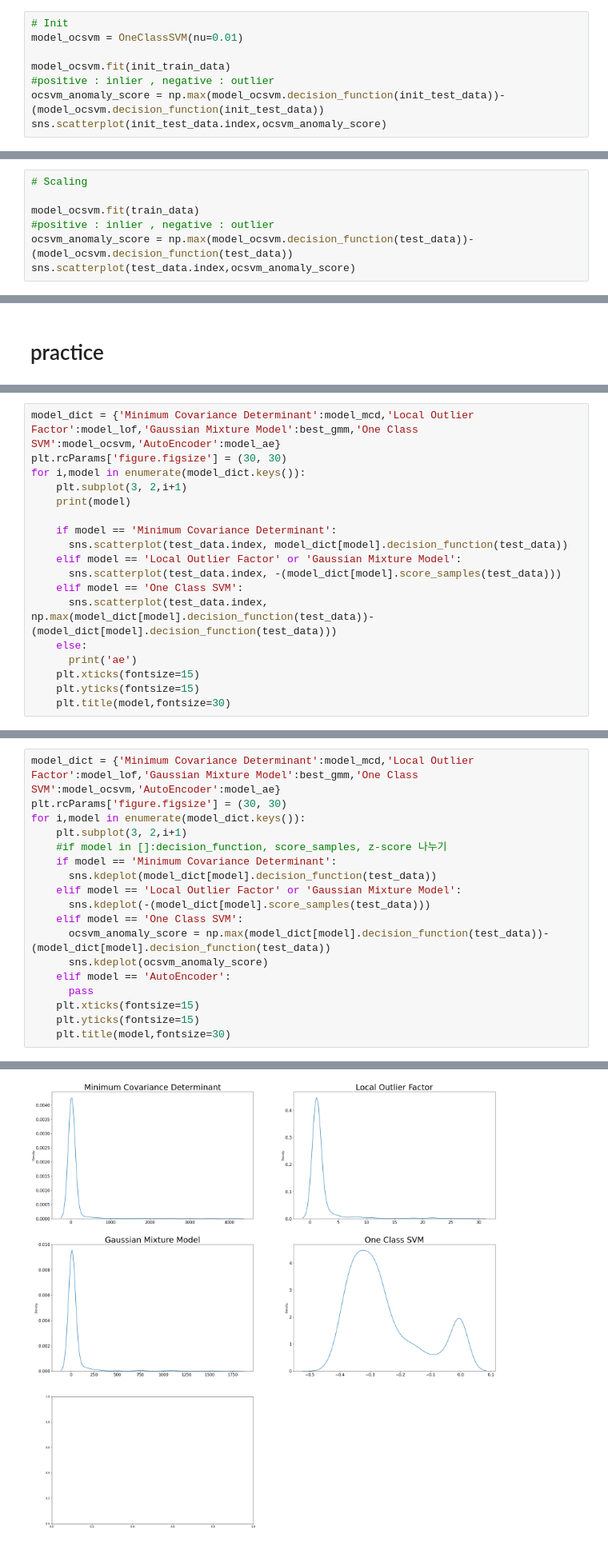
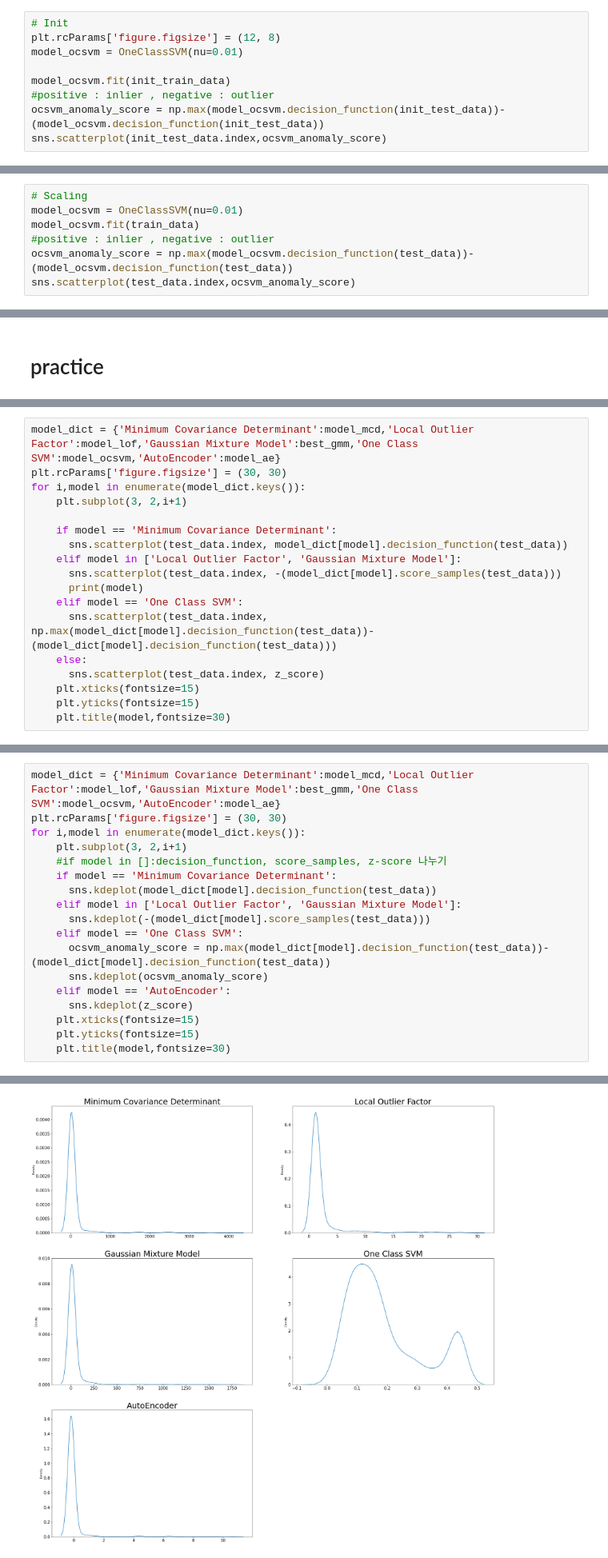
Before and after one commit to ChocoPytoch/BISTelligence, a Jupyter notebook: modeling_+_visualization.ipynb, the cells around one changed output, grey strips where cells are left out. Shown at 80% size. Drawn from its saved outputs; the diff is of its cells as text.

```diff
--- a/modeling_+_visualization.ipynb
+++ b/modeling_+_visualization.ipynb
@@ -493,6 +538,7 @@ sns.scatterplot(init_test_data.index,z_score)
 # OCSVM
 # %%
 # Init
+plt.rcParams['figure.figsize'] = (12, 8)
 model_ocsvm = OneClassSVM(nu=0.01)
 
 model_ocsvm.fit(init_train_data)
@@ -505,6 +551,6 @@ sns.scatterplot(init_test_data.index,ocsvm_anomaly_score)
 # %%
 # Scaling
-
+model_ocsvm = OneClassSVM(nu=0.01)
 model_ocsvm.fit(train_data)
 #positive : inlier , negative : outlier
 ocsvm_anomaly_score = np.max(model_ocsvm.decision_function(test_data))-(model_ocsvm.decision_function(test_data))
@@ -519,16 +669,16 @@ model_dict = {'Minimum Covariance Determinant':model_mcd,'Local Outlier Factor':
 plt.rcParams['figure.figsize'] = (30, 30)
 for i,model in enumerate(model_dict.keys()):
     plt.subplot(3, 2,i+1)
-    print(model)
 
     if model == 'Minimum Covariance Determinant':
       sns.scatterplot(test_data.index, model_dict[model].decision_function(test_data))
-    elif model == 'Local Outlier Factor' or 'Gaussian Mixture Model':
+    elif model in ['Local Outlier Factor', 'Gaussian Mixture Model']:
       sns.scatterplot(test_data.index, -(model_dict[model].score_samples(test_data)))
+      print(model)
     elif model == 'One Class SVM':
       sns.scatterplot(test_data.index, np.max(model_dict[model].decision_function(test_data))-(model_dict[model].decision_function(test_data)))
     else:
-      print('ae')
+      sns.scatterplot(test_data.index, z_score)
     plt.xticks(fontsize=15)
     plt.yticks(fontsize=15)
     plt.title(model,fontsize=30)
@@ -548,13 +694,13 @@ for i,model in enumerate(model_dict.keys()):
     #if model in []:decision_function, score_samples, z-score 나누기
     if model == 'Minimum Covariance Determinant':
       sns.kdeplot(model_dict[model].decision_function(test_data))
-    elif model == 'Local Outlier Factor' or 'Gaussian Mixture Model':
+    elif model in ['Local Outlier Factor', 'Gaussian Mixture Model']:
       sns.kdeplot(-(model_dict[model].score_samples(test_data)))
     elif model == 'One Class SVM':
       ocsvm_anomaly_score = np.max(model_dict[model].decision_function(test_data))-(model_dict[model].decision_function(test_data))
       sns.kdeplot(ocsvm_anomaly_score)
     elif model == 'AutoEncoder':
-      pass
+      sns.kdeplot(z_score)
     plt.xticks(fontsize=15)
     plt.yticks(fontsize=15)
     plt.title(model,fontsize=30)
@@ -563 +708 @@ AttributeError: ignored
-[figure, old version]
+[figure, new version]
```
Also changed, not shown: parts of 14 cells of this notebook.
